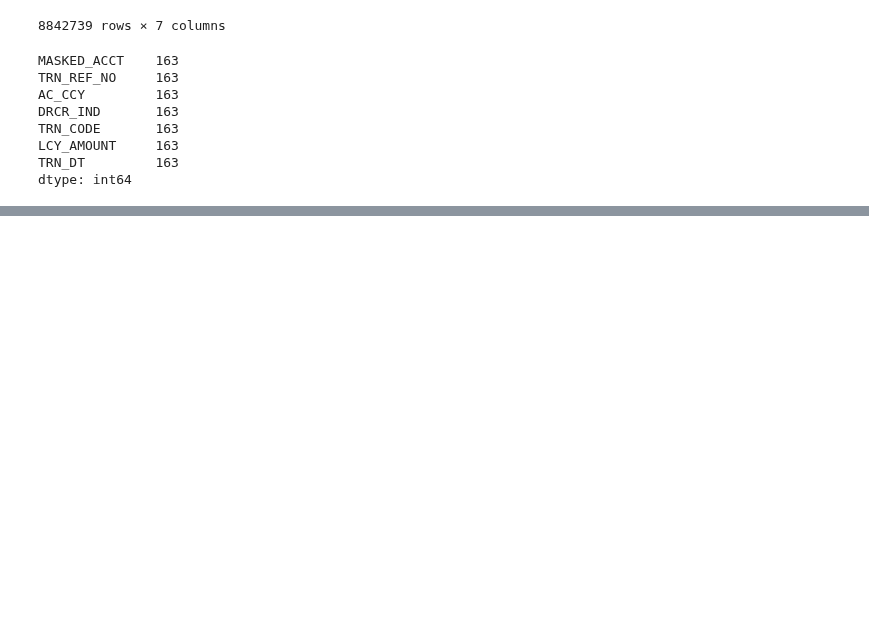
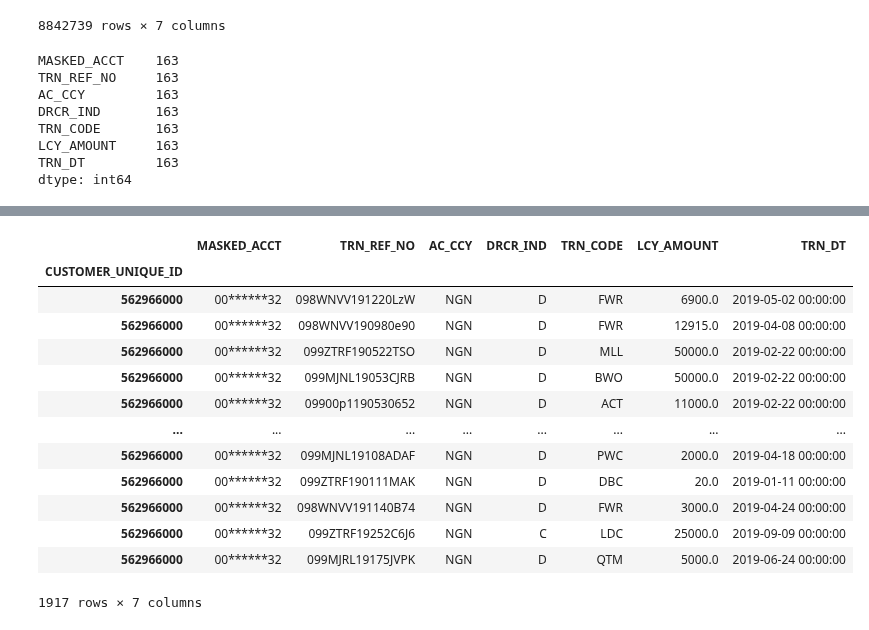
Before and after one commit to Ayanlola2002/Stutern, a Jupyter notebook: Stutern_Group_Task.ipynb, the cells around one changed output, grey strips where cells are left out. Saved outputs shown, nothing was run; the diff lists cells and outputs as text; code cells hidden in the pictures; blank space fills up the shorter version.

```diff
--- a/Stutern_Group_Task.ipynb
+++ b/Stutern_Group_Task.ipynb
@@ -747,3 +749,3 @@ Int64Index([688775005, 916490004, 829948005, 892728000, 627506006, 845721009,
 # %%
 #drop row index with null values
-all_transactions_digital=all_transactions_digital.drop([all_transactions_digital_idx])
+all_transactions_digital=all_transactions_digital.drop(all_transactions_digital_idx.tolist())
@@ -751,0 +765,17 @@ KeyError: ignored
+# %%
+all_transactions_digital.loc[562966000]
+# %% [output]
+|  | MASKED_ACCT | TRN_REF_NO | AC_CCY | DRCR_IND | TRN_CODE | LCY_AMOUNT | TRN_DT |
+| CUSTOMER_UNIQUE_ID |  |  |  |  |  |  |  |
+| 562966000 | 00******32 | 098WNVV191220LzW | NGN | D | FWR | 6900.0 | 2019-05-02 00:00:00 |
+| 562966000 | 00******32 | 098WNVV190980e90 | NGN | D | FWR | 12915.0 | 2019-04-08 00:00:00 |
+| 562966000 | 00******32 | 099ZTRF190522TSO | NGN | D | MLL | 50000.0 | 2019-02-22 00:00:00 |
+| 562966000 | 00******32 | 099MJNL19053CJRB | NGN | D | BWO | 50000.0 | 2019-02-22 00:00:00 |
+| 562966000 | 00******32 | 09900p1190530652 | NGN | D | ACT | 11000.0 | 2019-02-22 00:00:00 |
+| ... | ... | ... | ... | ... | ... | ... | ... |
+| 562966000 | 00******32 | 099MJNL19108ADAF | NGN | D | PWC | 2000.0 | 2019-04-18 00:00:00 |
+| 562966000 | 00******32 | 099ZTRF190111MAK | NGN | D | DBC | 20.0 | 2019-01-11 00:00:00 |
+| 562966000 | 00******32 | 098WNVV191140B74 | NGN | D | FWR | 3000.0 | 2019-04-24 00:00:00 |
+| 562966000 | 00******32 | 099ZTRF19252C6J6 | NGN | C | LDC | 25000.0 | 2019-09-09 00:00:00 |
+| 562966000 | 00******32 | 099MJRL19175JVPK | NGN | D | QTM | 5000.0 | 2019-06-24 00:00:00 |
+1917 rows × 7 columns
```
Also changed, not shown: parts of 7 cells of this notebook.
